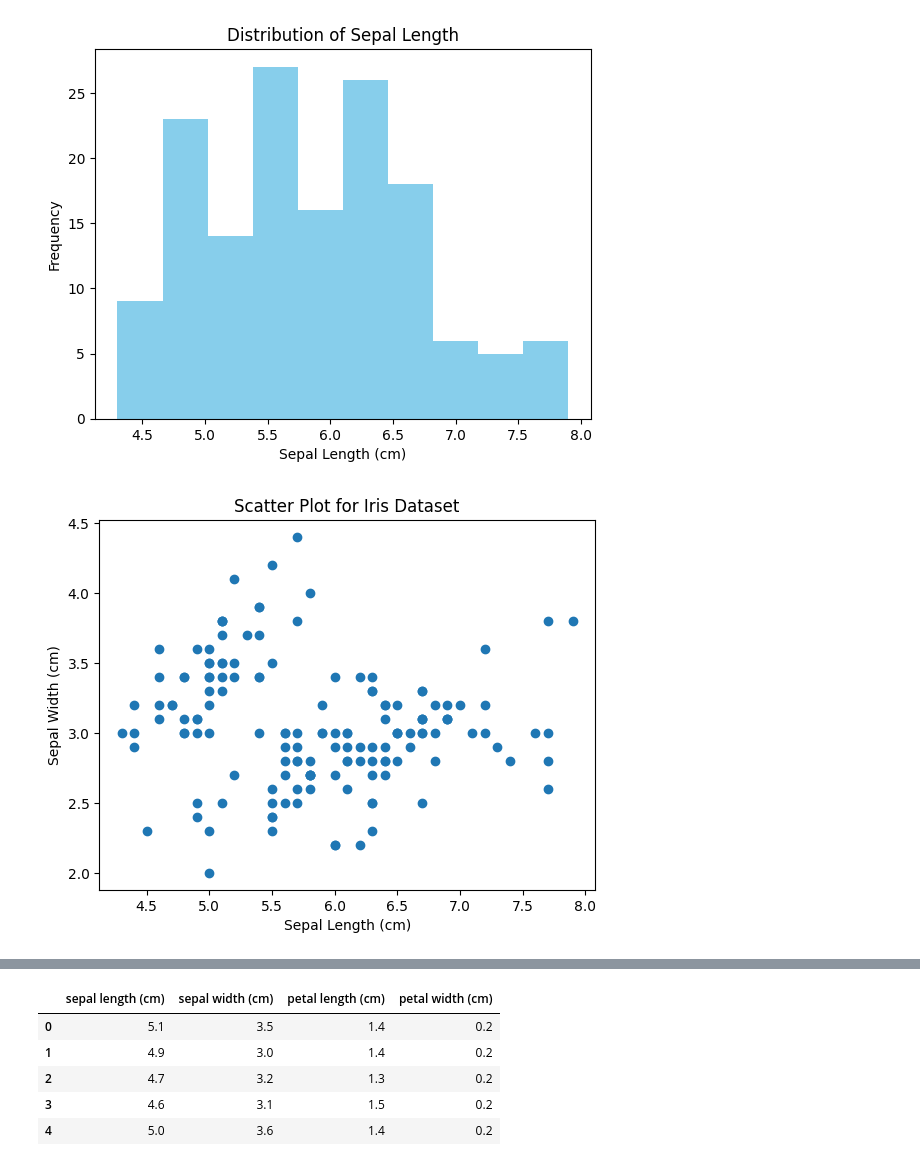
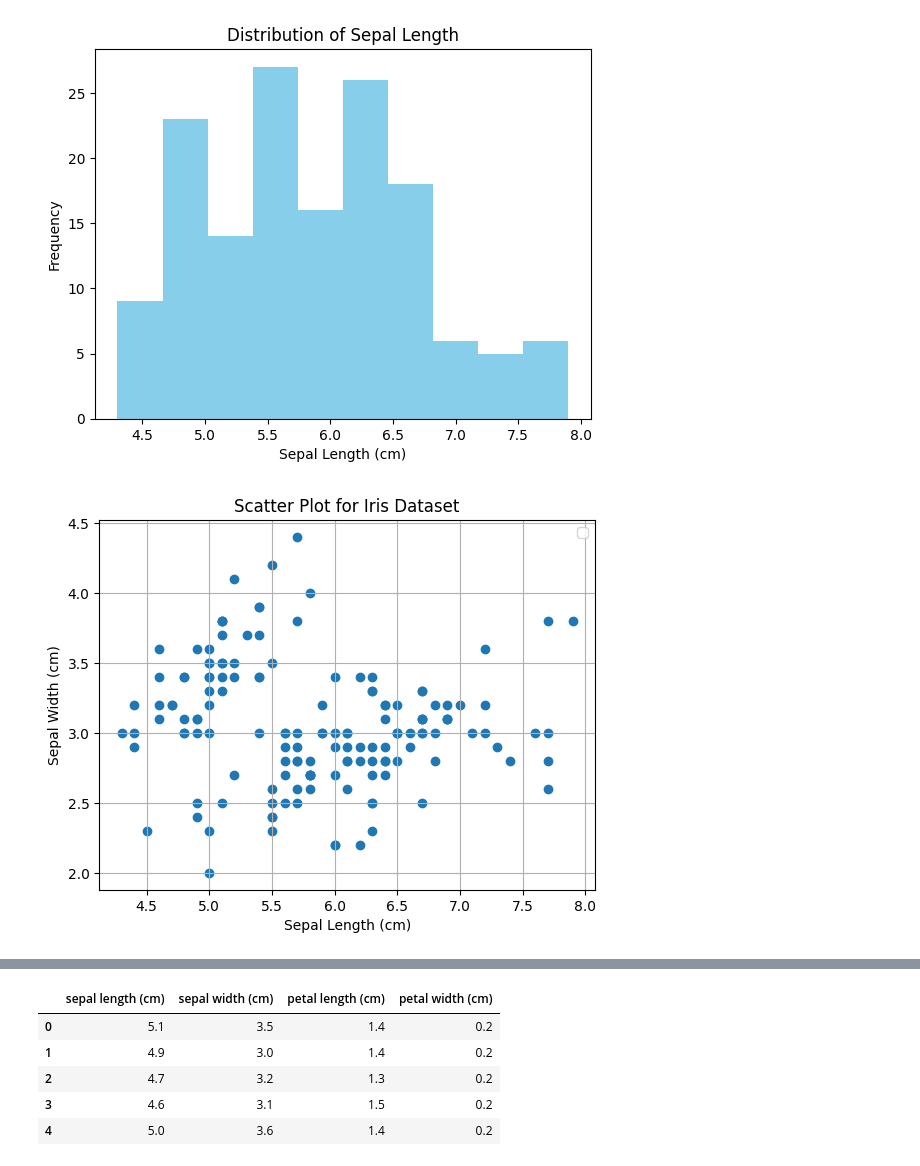
Before and after one commit to shivakumar8660/shivab1, a Jupyter notebook: shivakumar_AIML_lab.ipynb, the cells around one changed output, grey strips where cells are left out. Saved outputs shown, nothing was run; the diff lists cells and outputs as text; code cells hidden in the pictures.

```diff
--- a/shivakumar_AIML_lab.ipynb
+++ b/shivakumar_AIML_lab.ipynb
@@ -1465,22 +1434,24 @@ plt.show()
 # %%
 import pandas as pd
 import matplotlib.pyplot as plt
 from sklearn.datasets import load_iris
 
 
 iris = load_iris()
 df = pd.DataFrame(iris.data, columns=iris.feature_names)
 
 x = df['sepal length (cm)']
 y = df['sepal width (cm)']
 
 plt.scatter(x, y)
 plt.xlabel('Sepal Length (cm)')
 plt.ylabel('Sepal Width (cm)')
 plt.title('Scatter Plot for Iris Dataset')
+plt.legend()
+plt.grid(True)
 plt.show()
 # %% [output]
-[figure, old version]
+[figure, new version]
 # %%
 from sklearn.datasets import load_iris
 import matplotlib.pyplot as plt
```
Also changed, not shown: parts of 21 cells of this notebook.
